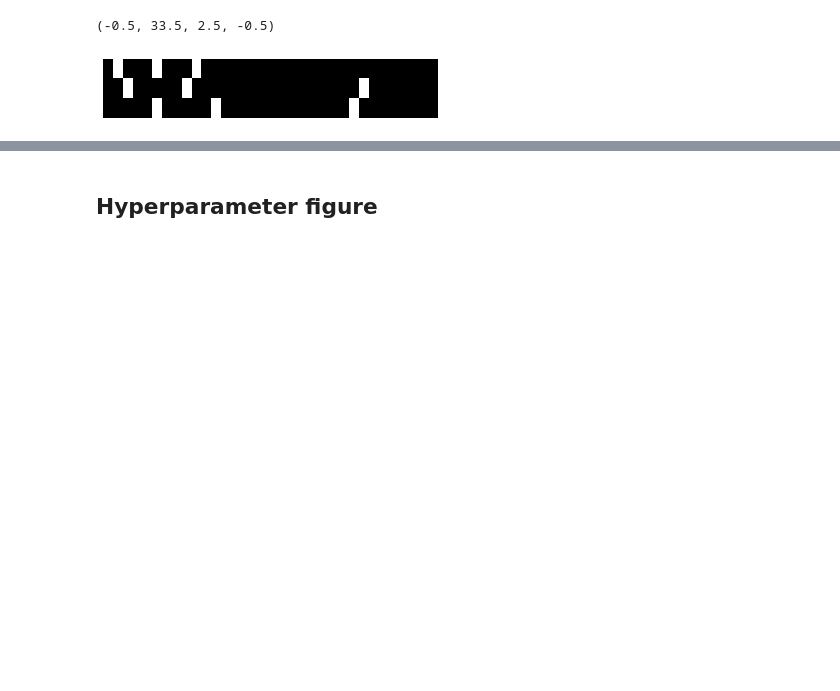
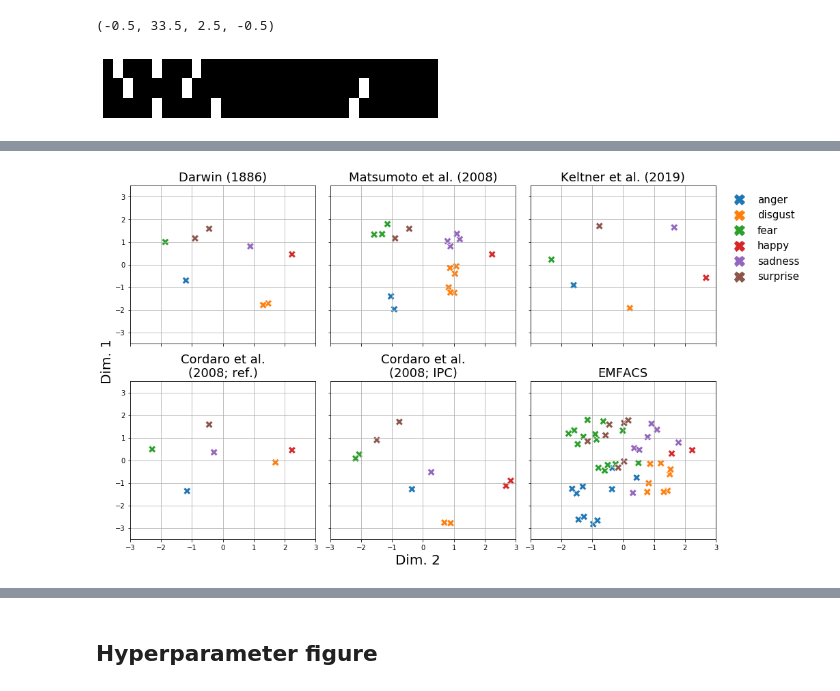
Before and after one commit to lukassnoek/hypothesis-kernel-analysis, a Jupyter notebook: notebooks/figures.ipynb, the cells around one changed output, grey strips where cells are left out. Drawn from its saved outputs; the diff is of its cells as text; code cells hidden in the pictures; blank space fills up the shorter version.

Commit message:
Update with new figures

```diff
--- a/notebooks/figures.ipynb
+++ b/notebooks/figures.ipynb
@@ -26,17 +32,3 @@ plt.axis('off')
 # %% [output]
 (-0.5, 33.5, 2.5, -0.5)
 [figure]
-# %%
-nc = pd.read_csv('../results/noise_ceilings.tsv', sep='\t', index_col=0)
-nc = nc.query("participant_id == 'between_subjects' & intensity != 0")
-fig, ax = plt.subplots(figsize=(15, 5))
-ax = sns.barplot(x='emotion', y='noise_ceiling', hue='intensity', data=nc, ax=ax)
-idx = 0
-for i, container in enumerate(ax.containers):
-    for ii, bar in enumerate(container.get_children()):
-        mid = bar.xy[0] + bar.get_width() / 2
-        sd = nc.sort_values(['intensity']).iloc[idx, -1]
-        ax.plot([mid, mid], [bar.get_height()-sd*2, bar.get_height()+sd*2], c='k')
-        idx += 1
-
-ax.set_ylim(0.6, 1.)
@@ -161,3 +61,37 @@ fig.tight_layout()
+# %%
+import matplotlib.lines as mlines
+from sklearn.manifold import MDS
+
+idx = np.concatenate([[i] * m_df.shape[0] for i, m_df in enumerate(m_dfs)])
+mds = MDS(random_state=1)
+# Fit MDS on all (i.e., concatenated) theory matrices
+m_mds = mds.fit_transform(pd.concat(m_dfs, axis=0))
+
+# Plot each embedding separately
+fig, axes = plt.subplots(ncols=3, nrows=2, figsize=(14, 8), sharex=True, sharey=True)
+for i, ax in enumerate(axes.flatten()):
+    this_mds = m_mds[idx == i, :]
+    sns.scatterplot(this_mds[:, 0], this_mds[:, 1], hue=m_dfs[i].index, ax=ax,
+                    legend=False, marker='X', s=120)
+    ax.set_xlim(-3, 3)
+    ax.set_ylim(-3.5, 3.5)
+    ax.grid()
+    ax.set_title(map_names[i], fontsize=18)
+
+ax = axes.flatten()[2]
+current_palette = sns.color_palette()
+ax.legend(handles=[mlines.Line2D([], [], color=current_palette[i], marker='X', linestyle='None', markersize=15, label=e)
+                   for i, e in enumerate(sorted(list(emo_names)))],
+          loc='upper right',
+          frameon=False,
+          fontsize=15,
+          bbox_to_anchor=(0.5, 0, 1, 1)
+)
+fig.text(-0.01, 0.5, 'Dim. 1', fontsize=20, rotation=90, va='center')
+fig.text(0.45, -0.015, 'Dim. 2', fontsize=20, ha='center')
+fig.tight_layout();
+# %% [output]
+[figure, added]
 # %%
 subs = [f'sub-{str(i+1).zfill(2)}' for i in range(60)]
 dfs = []
```
Also changed, not shown: parts of 33 cells of this notebook, 16 other files.
